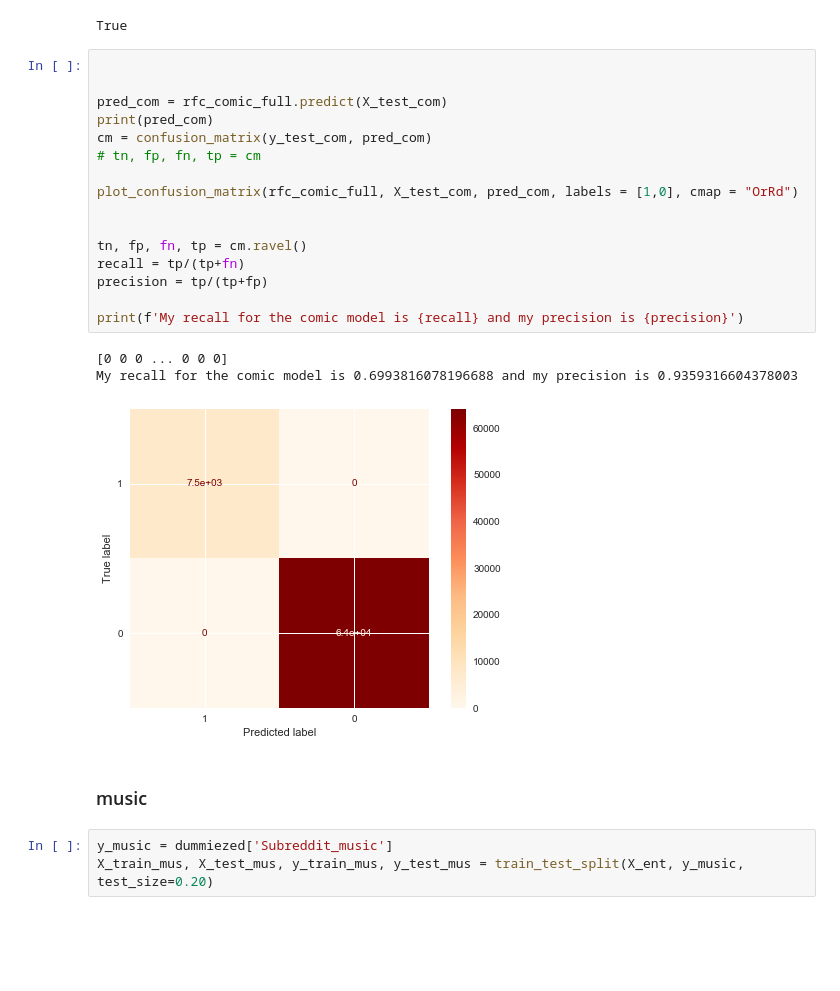
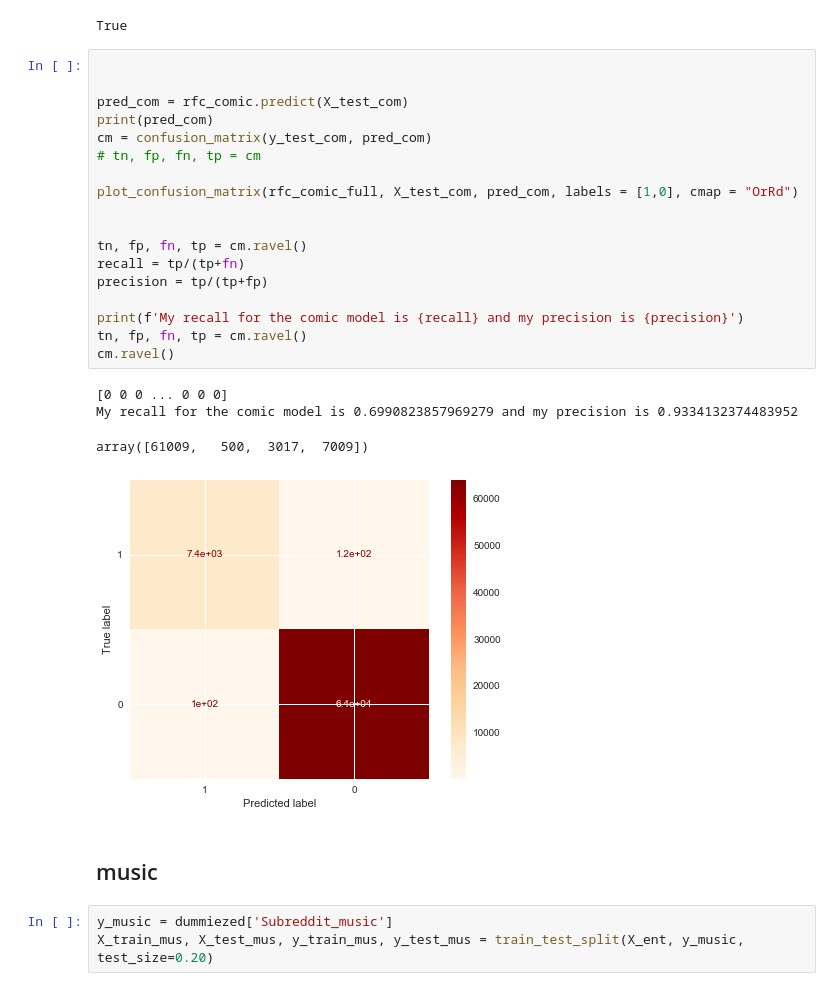
Before and after one commit to Jameshskelton/Reddit-NLP, a Jupyter notebook: Reddit-nlp-project.ipynb, the cells around one changed output. Drawn from its saved outputs; the diff is of its cells as text; blank space fills up the shorter version.

```diff
--- a/Reddit-nlp-project.ipynb
+++ b/Reddit-nlp-project.ipynb
@@ -885,25 +885,28 @@ True
 # %%
 
 
-pred_com = rfc_comic_full.predict(X_test_com)
+pred_com = rfc_comic.predict(X_test_com)
 print(pred_com)
 cm = confusion_matrix(y_test_com, pred_com)
 # tn, fp, fn, tp = cm
 
 plot_confusion_matrix(rfc_comic_full, X_test_com, pred_com, labels = [1,0], cmap = "OrRd")
 
 
 tn, fp, fn, tp = cm.ravel()
 recall = tp/(tp+fn)
 precision = tp/(tp+fp)
 
 print(f'My recall for the comic model is {recall} and my precision is {precision}')
+tn, fp, fn, tp = cm.ravel()
+cm.ravel()
 # %% [output]
 [0 0 0 ... 0 0 0]
-My recall for the comic model is 0.6993816078196688 and my precision is 0.9359316604378003
+My recall for the comic model is 0.6990823857969279 and my precision is 0.9334132374483952
+array([61009,   500,  3017,  7009])
-[figure, old version]
+[figure, new version]
 # %% [markdown]
-### music
+## music
 # %%
 y_music = dummiezed['Subreddit_music']
 X_train_mus, X_test_mus, y_train_mus, y_test_mus = train_test_split(X_ent, y_music, test_size=0.20)
```
Also changed, not shown: parts of 3 cells of this notebook.
